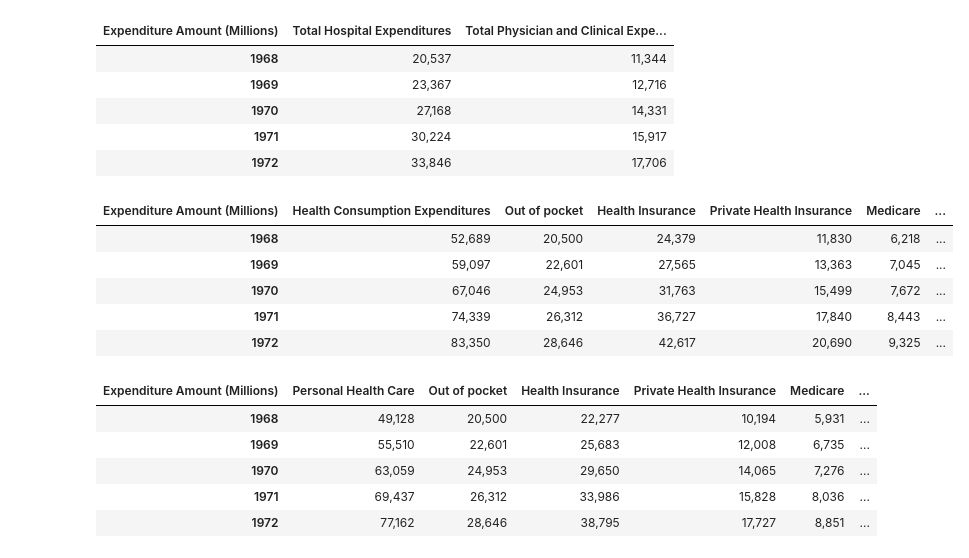
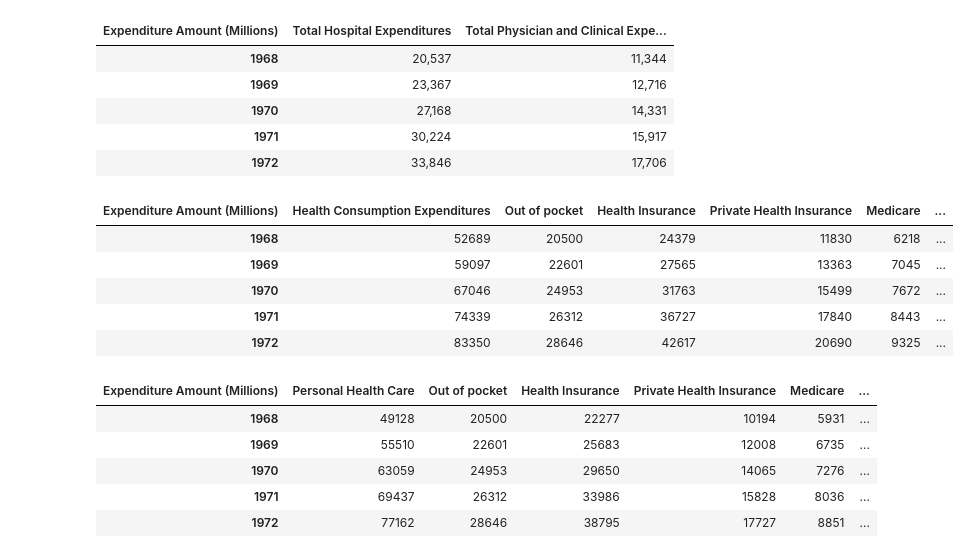
Before and after one commit to Rshn8411/project1, a Jupyter notebook: historical_data_extended.ipynb, the cells around one changed output. Saved outputs shown, nothing was run; the diff lists cells and outputs as text; code cells hidden in the pictures.

```diff
--- a/historical_data_extended.ipynb
+++ b/historical_data_extended.ipynb
@@ -98,38 +98,38 @@ hospital_vs_clinics_data.head()
 # %%
 # df on the health consumption expenditures
 health_consumption_expenditures  = hc_summary_extendedversion.iloc[[37,38,39,40,41,42], :]
 health_consumption_expenditures  = health_consumption_expenditures.set_index('Expenditure Amount (Millions)').T
 
 # Change years to integers
 health_consumption_expenditures = health_consumption_expenditures.reset_index(drop = False)
 health_consumption_expenditures['index'] = health_consumption_expenditures['index'].astype('int')
 health_consumption_expenditures = health_consumption_expenditures.set_index('index')
 del health_consumption_expenditures.index.name
 
 # Remove the years 1960 to 1967
 health_consumption_expenditures = health_consumption_expenditures.iloc[8:]
 
 # Change columns from objects to float
 health_consumption_expenditures['Health Consumption Expenditures'] = health_consumption_expenditures['Health Consumption Expenditures'].str.replace(',', '')
 health_consumption_expenditures['Out of pocket'] = health_consumption_expenditures['Out of pocket'].str.replace(',', '')
 health_consumption_expenditures['Health Insurance'] = health_consumption_expenditures['Health Insurance'].str.replace(',', '')
 health_consumption_expenditures['Private Health Insurance'] = health_consumption_expenditures['Private Health Insurance'].str.replace(',', '')
 health_consumption_expenditures['Medicare'] = health_consumption_expenditures['Medicare'].str.replace(',', '')
 health_consumption_expenditures['Medicaid (Title XIX)'] = health_consumption_expenditures['Medicaid (Title XIX)'].str.replace(',', '')
-health_consumption_expenditures = health_consumption_expenditures.astype('float')
+health_consumption_expenditures = health_consumption_expenditures.astype('int')
 
 # Save as csv
 health_consumption_expenditures.to_csv('Cleaned_Data/health_consumption_expenditures.csv',
                                         index = True, header = True)
 
 health_consumption_expenditures.head()
 # %% [output]
 | Expenditure Amount (Millions) | Health Consumption Expenditures | Out of pocket | Health Insurance | Private Health Insurance | Medicare | ... |
-| 1968 | 52,689 | 20,500 | 24,379 | 11,830 | 6,218 | ... |
-| 1969 | 59,097 | 22,601 | 27,565 | 13,363 | 7,045 | ... |
-| 1970 | 67,046 | 24,953 | 31,763 | 15,499 | 7,672 | ... |
-| 1971 | 74,339 | 26,312 | 36,727 | 17,840 | 8,443 | ... |
-| 1972 | 83,350 | 28,646 | 42,617 | 20,690 | 9,325 | ... |
+| 1968 | 52689 | 20500 | 24379 | 11830 | 6218 | ... |
+| 1969 | 59097 | 22601 | 27565 | 13363 | 7045 | ... |
+| 1970 | 67046 | 24953 | 31763 | 15499 | 7672 | ... |
+| 1971 | 74339 | 26312 | 36727 | 17840 | 8443 | ... |
+| 1972 | 83350 | 28646 | 42617 | 20690 | 9325 | ... |
 # %%
 # df on the personal health consumption
 personal_health_consumption = hc_summary_extendedversion.iloc[[70,71,72,73,74,75], :]
@@ -151,7 +151,7 @@ personal_health_consumption['Health Insurance'] = personal_health_consumption['H
 personal_health_consumption['Private Health Insurance'] = personal_health_consumption['Private Health Insurance'].str.replace(',', '')
 personal_health_consumption['Medicare'] = personal_health_consumption['Medicare'].str.replace(',', '')
 personal_health_consumption['Medicaid (Title XIX)'] = personal_health_consumption['Medicaid (Title XIX)'].str.replace(',', '')
-personal_health_consumption = personal_health_consumption.astype('float')
+personal_health_consumption = personal_health_consumption.astype('int')
 
 # Save as csv
 personal_health_consumption.to_csv('Cleaned_Data/personal_health_consumption.csv',
@@ -160,8 +160,8 @@ personal_health_consumption.to_csv('Cleaned_Data/personal_health_consumption.csv
 personal_health_consumption.head()
 # %% [output]
 | Expenditure Amount (Millions) | Personal Health Care | Out of pocket | Health Insurance | Private Health Insurance | Medicare | ... |
-| 1968 | 49,128 | 20,500 | 22,277 | 10,194 | 5,931 | ... |
-| 1969 | 55,510 | 22,601 | 25,683 | 12,008 | 6,735 | ... |
-| 1970 | 63,059 | 24,953 | 29,650 | 14,065 | 7,276 | ... |
-| 1971 | 69,437 | 26,312 | 33,986 | 15,828 | 8,036 | ... |
-| 1972 | 77,162 | 28,646 | 38,795 | 17,727 | 8,851 | ... |
+| 1968 | 49128 | 20500 | 22277 | 10194 | 5931 | ... |
+| 1969 | 55510 | 22601 | 25683 | 12008 | 6735 | ... |
+| 1970 | 63059 | 24953 | 29650 | 14065 | 7276 | ... |
+| 1971 | 69437 | 26312 | 33986 | 15828 | 8036 | ... |
+| 1972 | 77162 | 28646 | 38795 | 17727 | 8851 | ... |
```
Also changed, not shown: parts of 1 cell of this notebook, 5 other files.
